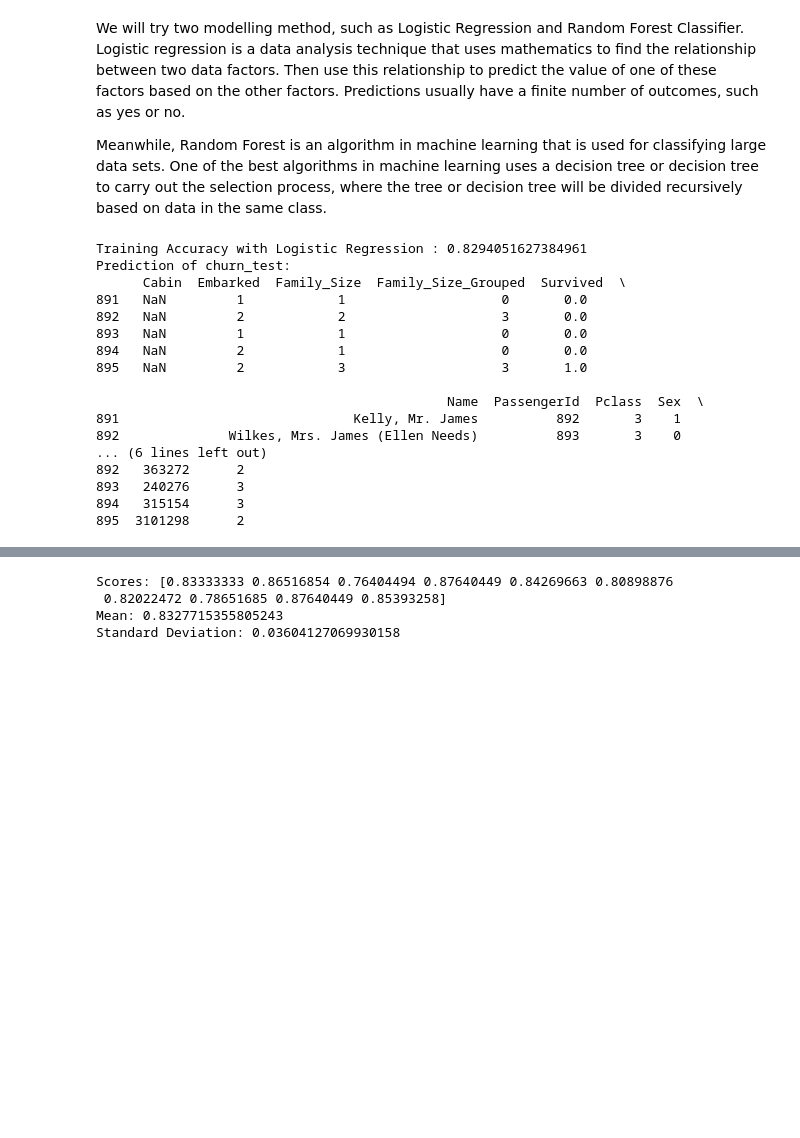
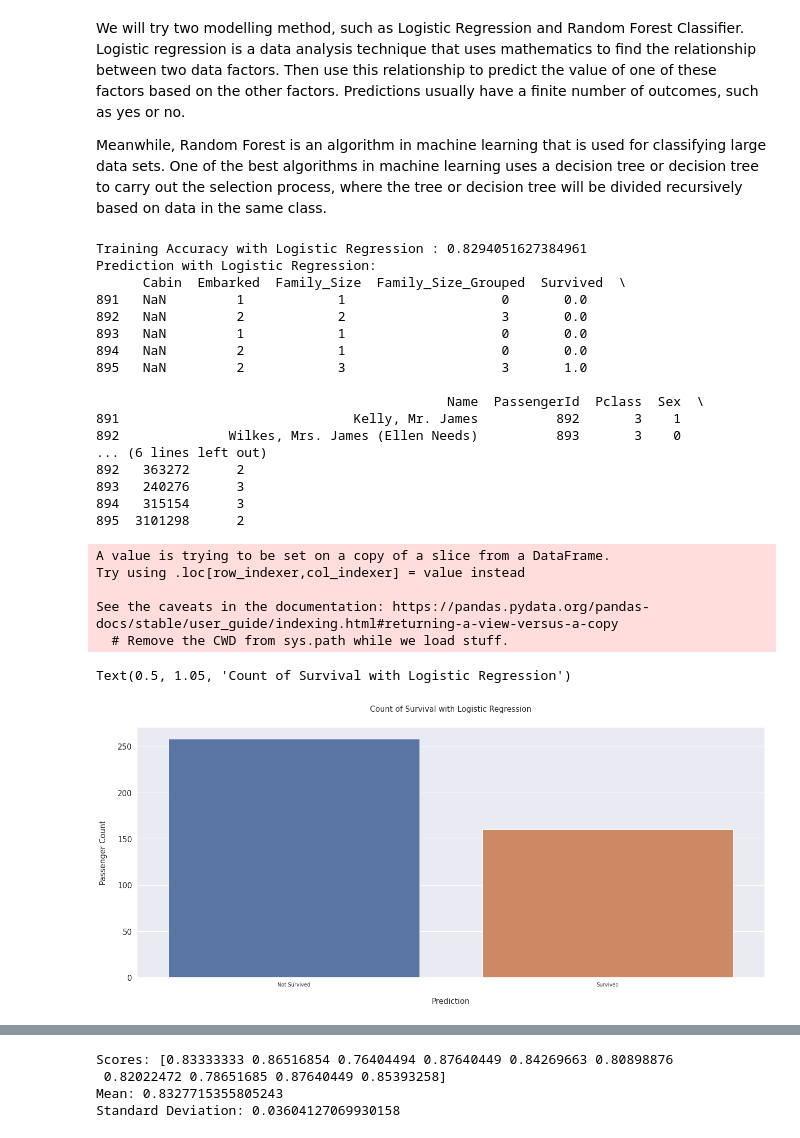
Before and after one commit to jihanfarah/Titanic-Machine-Learning, a Jupyter notebook: Titanic.ipynb, the cells around one changed output, grey strips where cells are left out. Saved outputs shown, nothing was run; the diff lists cells and outputs as text; code cells hidden in the pictures; blank space fills up the shorter version.

```diff
--- a/Titanic.ipynb
+++ b/Titanic.ipynb
@@ -560,33 +560,51 @@ Meanwhile, Random Forest is an algorithm in machine learning that is used for cl
 # %%
 #Logistic Regression
 from sklearn.linear_model import LogisticRegression
 
 logreg = LogisticRegression()
 logreg = logreg.fit(X_train,y_train)
 
 print('Training Accuracy with Logistic Regression :', logreg.score(X_train,y_train))
 
 test_df = test_df[drop_cols]
 test_df['Survived'] = logreg.predict(X_test)
-print("Prediction of churn_test:\n ", test_df.head())
+print("Prediction with Logistic Regression:\n ", test_df.head())
+
+survived_map = {1.00: 'Survived', 0.00: 'Not Survived'}
+test_df['Survived Note'] = test_df['Survived'].map(survived_map)
+
+fig, axs = plt.subplots(figsize=(22,9))
+sns.countplot(x='Survived Note', data=test_df)
+plt.xlabel('Prediction', size=15, labelpad=20)
+plt.ylabel('Passenger Count', size=15, labelpad=20)
+plt.tick_params(axis='x', labelsize=10)
+plt.tick_params(axis='y', labelsize=15)
+plt.title('Count of Survival with Logistic Regression', size=15, y=1.05)
 # %% [output]
 Training Accuracy with Logistic Regression : 0.8294051627384961
-Prediction of churn_test:
+Prediction with Logistic Regression:
       Cabin  Embarked  Family_Size  Family_Size_Grouped  Survived  \
 891   NaN         1            1                    0       0.0
 892   NaN         2            2                    3       0.0
 893   NaN         1            1                    0       0.0
 894   NaN         2            1                    0       0.0
 895   NaN         2            3                    3       1.0
 
                                              Name  PassengerId  Pclass  Sex  \
 891                              Kelly, Mr. James          892       3    1
 892              Wilkes, Mrs. James (Ellen Needs)          893       3    0
 ... (6 lines left out)
 892   363272      2
 893   240276      3
 894   315154      3
 895  3101298      2
+A value is trying to be set on a copy of a slice from a DataFrame.
+Try using .loc[row_indexer,col_indexer] = value instead
+
+See the caveats in the documentation: https://pandas.pydata.org/pandas-docs/stable/user_guide/indexing.html#returning-a-view-versus-a-copy
+  # Remove the CWD from sys.path while we load stuff.
+Text(0.5, 1.05, 'Count of Survival with Logistic Regression')
+[figure, added]
 # %%
 from sklearn.ensemble import RandomForestClassifier
 random_forest = RandomForestClassifier(criterion='gini',
```
Also changed, not shown: parts of 1 cell of this notebook.
